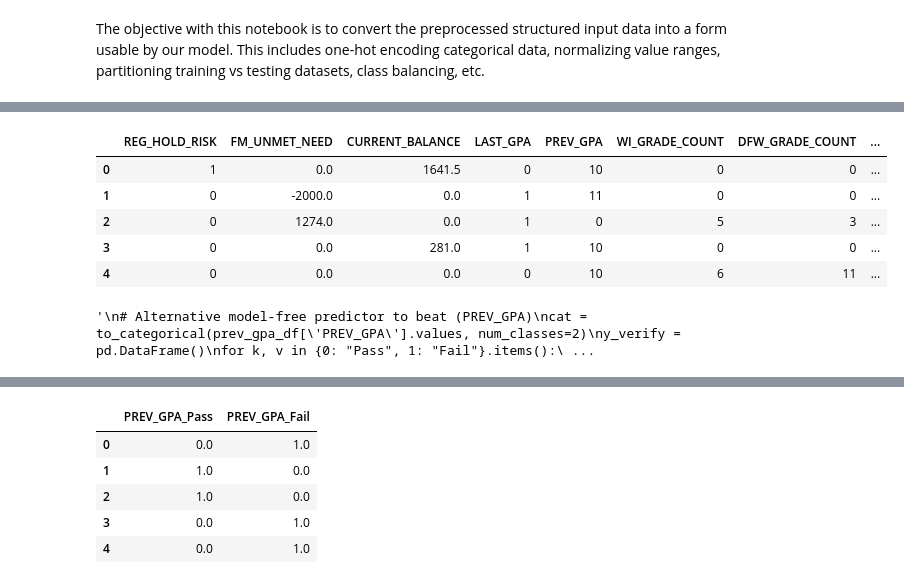
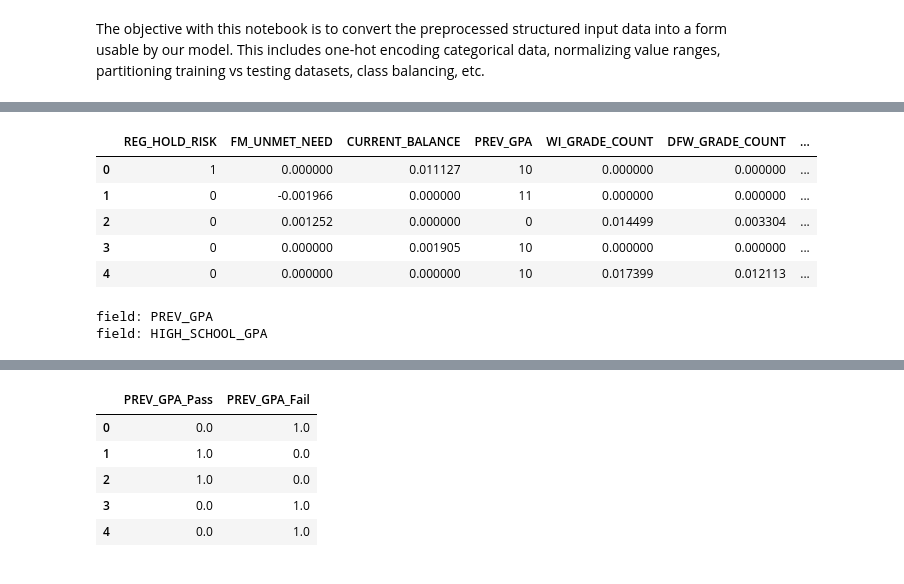
Before and after one commit to sekondusg/bandu, a Jupyter notebook: notebooks/03-student-risk-coarse-detail/01-preprocessing-data/02-convert-for-model.ipynb, the cells around one changed output, grey strips where cells are left out. Cells and saved outputs as stored; diff of their text form; code cells hidden in the pictures.

```diff
--- a/03-student-risk-coarse-detail/01-preprocessing-data/02-convert-for-model.ipynb
+++ b/notebooks/03-student-risk-coarse-detail/01-preprocessing-data/02-convert-for-model.ipynb
@@ -16,15 +16,15 @@ numeric_feature_keys = [
     'FM_UNMET_NEED', 'CURRENT_BALANCE', 'WI_GRADE_COUNT', 'DFW_GRADE_COUNT'
 ]
 
-prev_gpa_df = pd.read_csv(f'{datasets}/prev-gpa-coarse.csv')
+
 
 # Your path may vary, change this appropriately
-datasets = '../../datasets/'
-path_to_stu_risk = f'{datasets}/01-preprocess-structured-data-coarse.csv'
+datasets = '../../../data/'
+prev_gpa_df = pd.read_csv(f'{datasets}/interim/prev-gpa-coarse.csv')
 
 # One of the things we love about pandas is that it's easy to load CSV data
 # into a "data frame"
-risk_raw_df = pd.read_csv(path_to_stu_risk)
+risk_raw_df = pd.read_csv(f'{datasets}/interim/01-preprocess-structured-data-coarse.csv')
 risk_raw_df.describe()
 # %% [output]
 |  | REG_HOLD_RISK | FM_UNMET_NEED | CURRENT_BALANCE | LAST_GPA | PREV_GPA | WI_GRADE_COUNT | DFW_GRADE_COUNT | ... |
@@ -51,14 +51,14 @@ y = pd.DataFrame(risk_raw_df['LAST_GPA'])
 for k in numeric_feature_keys:
     x[k] = normalize(x[k].values)[0]
 # %%
-risk_raw_df.head(5)
+x.head(5)
 # %% [output]
-|  | REG_HOLD_RISK | FM_UNMET_NEED | CURRENT_BALANCE | LAST_GPA | PREV_GPA | WI_GRADE_COUNT | DFW_GRADE_COUNT | ... |
-| 0 | 1 | 0.0 | 1641.5 | 0 | 10 | 0 | 0 | ... |
-| 1 | 0 | -2000.0 | 0.0 | 1 | 11 | 0 | 0 | ... |
-| 2 | 0 | 1274.0 | 0.0 | 1 | 0 | 5 | 3 | ... |
-| 3 | 0 | 0.0 | 281.0 | 1 | 10 | 0 | 0 | ... |
-| 4 | 0 | 0.0 | 0.0 | 0 | 10 | 6 | 11 | ... |
+|  | REG_HOLD_RISK | FM_UNMET_NEED | CURRENT_BALANCE | PREV_GPA | WI_GRADE_COUNT | DFW_GRADE_COUNT | ... |
+| 0 | 1 | 0.000000 | 0.011127 | 10 | 0.000000 | 0.000000 | ... |
+| 1 | 0 | -0.001966 | 0.000000 | 11 | 0.000000 | 0.000000 | ... |
+| 2 | 0 | 0.001252 | 0.000000 | 0 | 0.014499 | 0.003304 | ... |
+| 3 | 0 | 0.000000 | 0.001905 | 10 | 0.000000 | 0.000000 | ... |
+| 4 | 0 | 0.000000 | 0.000000 | 10 | 0.017399 | 0.012113 | ... |
 # %%
 # Let's name the columns of data to help keep track
 grade_decode = {
@@ -69,6 +69,7 @@ num_classes = len(grade_decode)
 
 # Replacing the categorical value with the categorical features for our input dataset
 for field in categorical_feature_keys:
+    print('field: ' + str(field))
     cat = to_categorical(x[field].values, num_classes=num_classes)
     for k, v in grade_decode.items():
         column = field + "_" + v
@@ -82,4 +83,5 @@ for k, v in {0: "Pass", 1: "Fail"}.items():
     y.insert(value=cat[:,k], loc=len(y.columns), column=column)
 y = y.drop('LAST_GPA', axis=1)
 # %% [output]
-'\n# Alternative model-free predictor to beat (PREV_GPA)\ncat = to_categorical(prev_gpa_df[\'PREV_GPA\'].values, num_classes=2)\ny_verify = pd.DataFrame()\nfor k, v in {0: "Pass", 1: "Fail"}.items():\ ...
+field: PREV_GPA
+field: HIGH_SCHOOL_GPA
```
Also changed, not shown: parts of 6 cells of this notebook, 44 other files.
